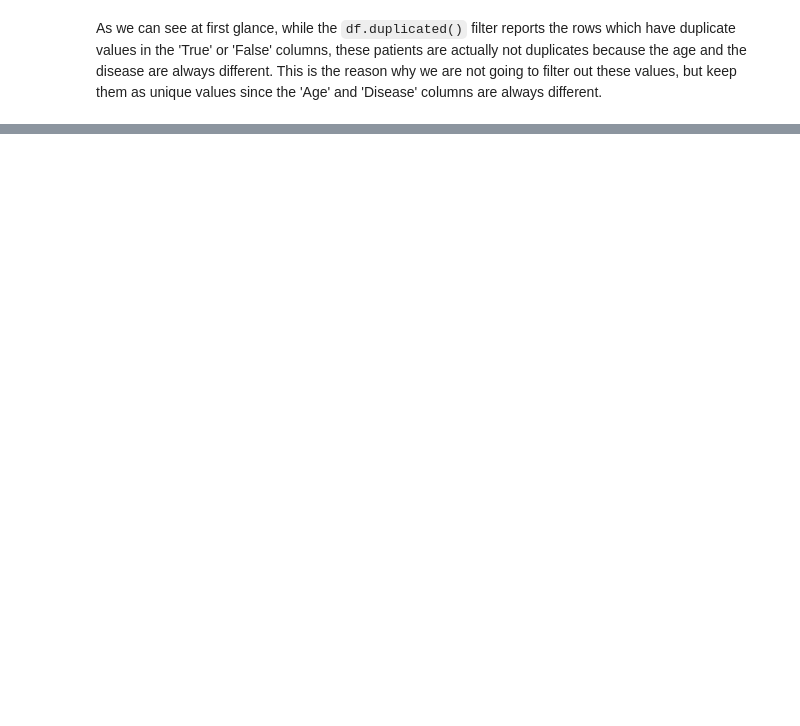
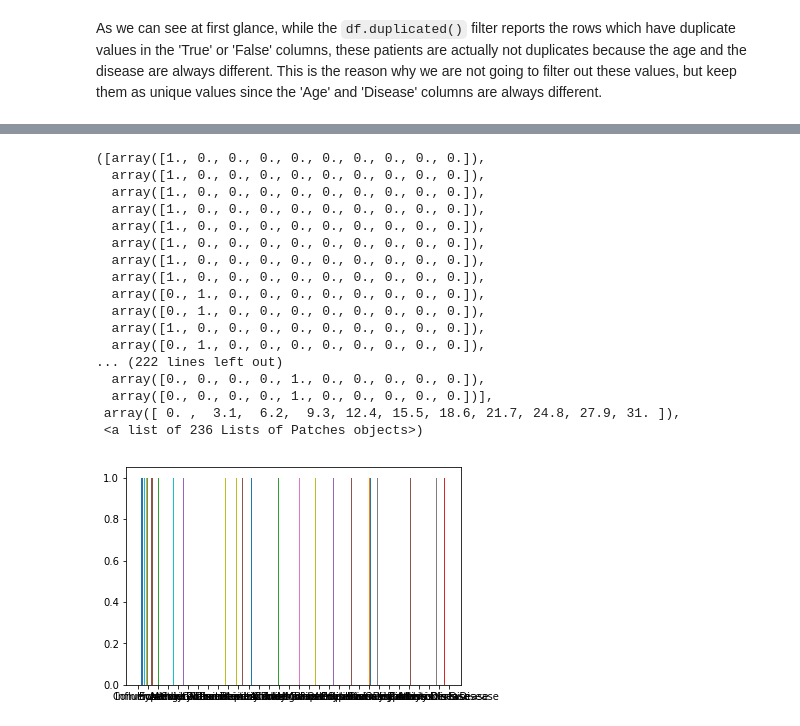
Before and after one commit to MNLKuzmin/Symptoms, a Jupyter notebook: Symptoms Project.ipynb, the cells around one changed output, grey strips where cells are left out. Cells and saved outputs as stored; diff of their text form; code cells hidden in the pictures; blank space fills up the shorter version.

```diff
--- a/Symptoms Project.ipynb
+++ b/Symptoms Project.ipynb
@@ -105,0 +215,21 @@ We will plot now each one of the columns to get a sense of the distribution of t
+# %%
+plt.hist(df['Disease'])
+# %% [output]
+([array([1., 0., 0., 0., 0., 0., 0., 0., 0., 0.]),
+  array([1., 0., 0., 0., 0., 0., 0., 0., 0., 0.]),
+  array([1., 0., 0., 0., 0., 0., 0., 0., 0., 0.]),
+  array([1., 0., 0., 0., 0., 0., 0., 0., 0., 0.]),
+  array([1., 0., 0., 0., 0., 0., 0., 0., 0., 0.]),
+  array([1., 0., 0., 0., 0., 0., 0., 0., 0., 0.]),
+  array([1., 0., 0., 0., 0., 0., 0., 0., 0., 0.]),
+  array([1., 0., 0., 0., 0., 0., 0., 0., 0., 0.]),
+  array([0., 1., 0., 0., 0., 0., 0., 0., 0., 0.]),
+  array([0., 1., 0., 0., 0., 0., 0., 0., 0., 0.]),
+  array([1., 0., 0., 0., 0., 0., 0., 0., 0., 0.]),
+  array([0., 1., 0., 0., 0., 0., 0., 0., 0., 0.]),
+... (222 lines left out)
+  array([0., 0., 0., 0., 1., 0., 0., 0., 0., 0.]),
+  array([0., 0., 0., 0., 1., 0., 0., 0., 0., 0.])],
+ array([ 0. ,  3.1,  6.2,  9.3, 12.4, 15.5, 18.6, 21.7, 24.8, 27.9, 31. ]),
+ <a list of 236 Lists of Patches objects>)
+[figure, added]
```
Also changed, not shown: parts of 17 cells of this notebook.
